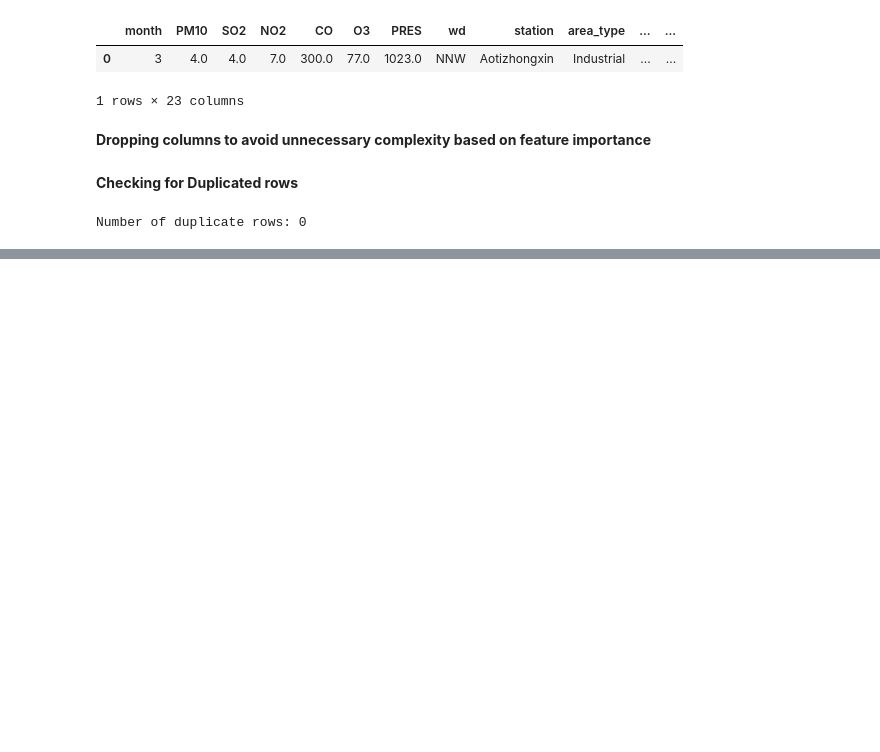
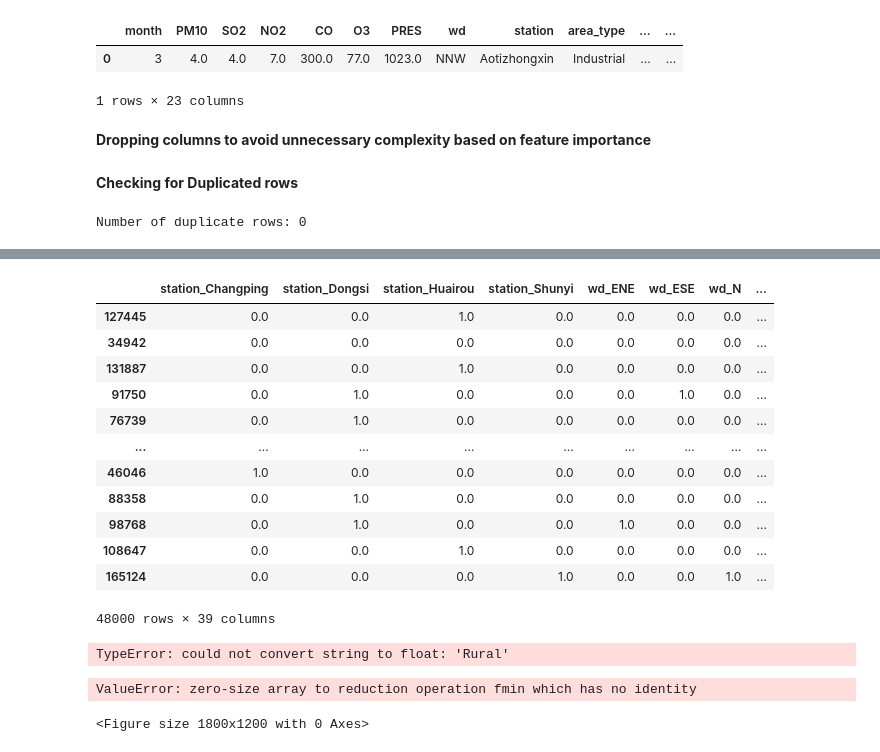
Before and after one commit to Sher-win/Programming-with-Data-Analysis, a Jupyter notebook: Data_Analytics_Project.ipynb, the cells around one changed output, grey strips where cells are left out. Saved outputs shown, nothing was run; the diff lists cells and outputs as text; code cells hidden in the pictures; blank space fills up the shorter version.

Commit message:
Add files via upload
Doing one hot encoding but faced an error

```diff
--- a/Data_Analytics_Project.ipynb
+++ b/Data_Analytics_Project.ipynb
@@ -859,0 +927,76 @@ Number of duplicate rows: 0
+# %%
+from sklearn.compose import ColumnTransformer
+from sklearn.preprocessing import OneHotEncoder
+
+categorical_features = ['station', 'wd']
+
+ohe_pipeline = ColumnTransformer(
+    transformers=[
+        ('cat', OneHotEncoder(drop='first', sparse_output=False, handle_unknown='ignore'), categorical_features)
+    ],
+    remainder='passthrough'
+)
+# %%
+# Apply transformation
+X_train_encoded_array = ohe_pipeline.fit_transform(X_train)
+X_test_encoded_array = ohe_pipeline.transform(X_test)
+# %%
+# Retrieve feature names
+ohe_feature_names = ohe_pipeline.named_transformers_['cat'].get_feature_names_out(categorical_features)
+remainder_features = [col for col in X_train.columns if col not in categorical_features]
+final_feature_names = list(ohe_feature_names) + remainder_features
+# %%
+# Convert to DataFrame
+X_train_encoded = pd.DataFrame(X_train_encoded_array, columns=final_feature_names, index=X_train.index)
+X_test_encoded = pd.DataFrame(X_test_encoded_array, columns=final_feature_names, index=X_test.index)
+# %%
+X_train_encoded
+# %% [output]
+|  | station_Changping | station_Dongsi | station_Huairou | station_Shunyi | wd_ENE | wd_ESE | wd_N | ... |
+| 127445 | 0.0 | 0.0 | 1.0 | 0.0 | 0.0 | 0.0 | 0.0 | ... |
+| 34942 | 0.0 | 0.0 | 0.0 | 0.0 | 0.0 | 0.0 | 0.0 | ... |
+| 131887 | 0.0 | 0.0 | 1.0 | 0.0 | 0.0 | 0.0 | 0.0 | ... |
+| 91750 | 0.0 | 1.0 | 0.0 | 0.0 | 0.0 | 1.0 | 0.0 | ... |
+| 76739 | 0.0 | 1.0 | 0.0 | 0.0 | 0.0 | 0.0 | 0.0 | ... |
+| ... | ... | ... | ... | ... | ... | ... | ... | ... |
+| 46046 | 1.0 | 0.0 | 0.0 | 0.0 | 0.0 | 0.0 | 0.0 | ... |
+| 88358 | 0.0 | 1.0 | 0.0 | 0.0 | 0.0 | 0.0 | 0.0 | ... |
+| 98768 | 0.0 | 1.0 | 0.0 | 0.0 | 1.0 | 0.0 | 0.0 | ... |
+| 108647 | 0.0 | 0.0 | 1.0 | 0.0 | 0.0 | 0.0 | 0.0 | ... |
+| 165124 | 0.0 | 0.0 | 0.0 | 1.0 | 0.0 | 0.0 | 1.0 | ... |
+48000 rows × 39 columns
+# %%
+# Fill any leftover NaNs
+X_train_encoded.fillna(X_train_encoded.median(), inplace=True)
+
+# Select numeric columns only
+numeric_encoded_train = X_train_encoded.select_dtypes(include=['float64', 'int64'])
+# %% [output]
+TypeError: could not convert string to float: 'Rural'
+# %%
+import matplotlib.pyplot as plt
+import seaborn as sns
+
+# Select only numeric features for correlation analysis
+numeric_features = X_train_encoded.select_dtypes(include=['number']).columns
+X_train_numeric = X_train_encoded[numeric_features]
+X_test_numeric = X_test_encoded[numeric_features]
+
+# Train set
+plt.figure(figsize=(18, 12))
+sns.heatmap(X_train_numeric.corr(), cmap='coolwarm', center=0, linewidths=0.5,
+            annot=True, fmt=".2f", annot_kws={"size": 7})
+plt.title("Correlation Matrix (X_train - Encoded)", fontsize=16)
+plt.tight_layout()
+plt.show()
+
+# Test set
+plt.figure(figsize=(18, 12))
+sns.heatmap(X_test_numeric.corr(), cmap='coolwarm', center=0, linewidths=0.5,
+            annot=True, fmt=".2f", annot_kws={"size": 7})
+plt.title("Correlation Matrix (X_test - Encoded)", fontsize=16)
+plt.tight_layout()
+plt.show()
+# %% [output]
+ValueError: zero-size array to reduction operation fmin which has no identity
+<Figure size 1800x1200 with 0 Axes>
```
Also changed, not shown: parts of 8 cells of this notebook.
